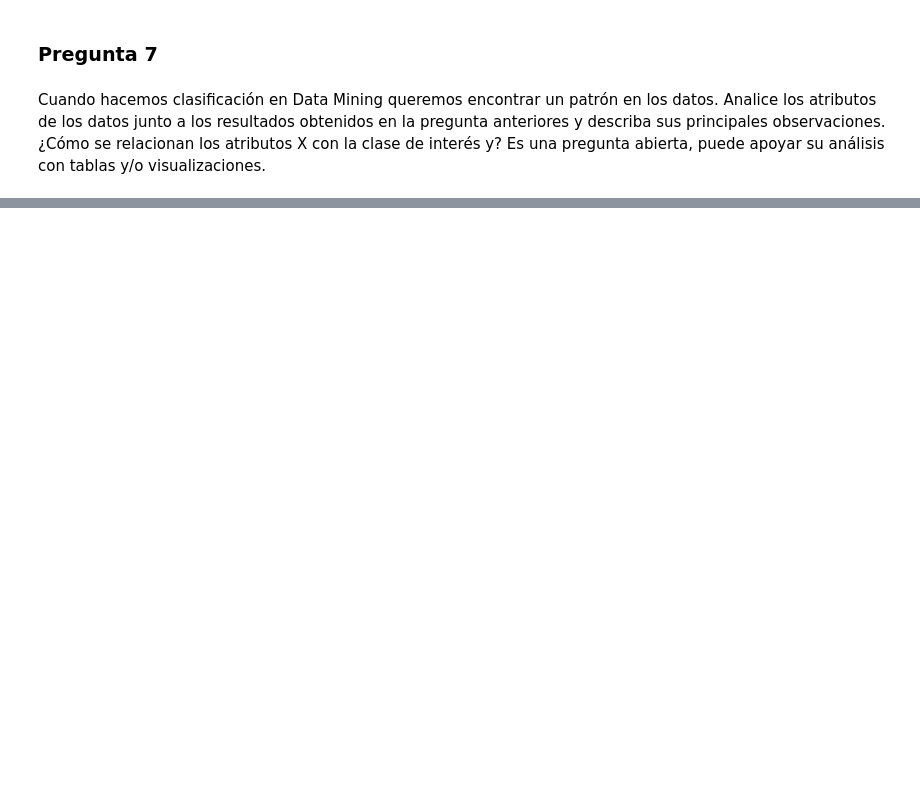
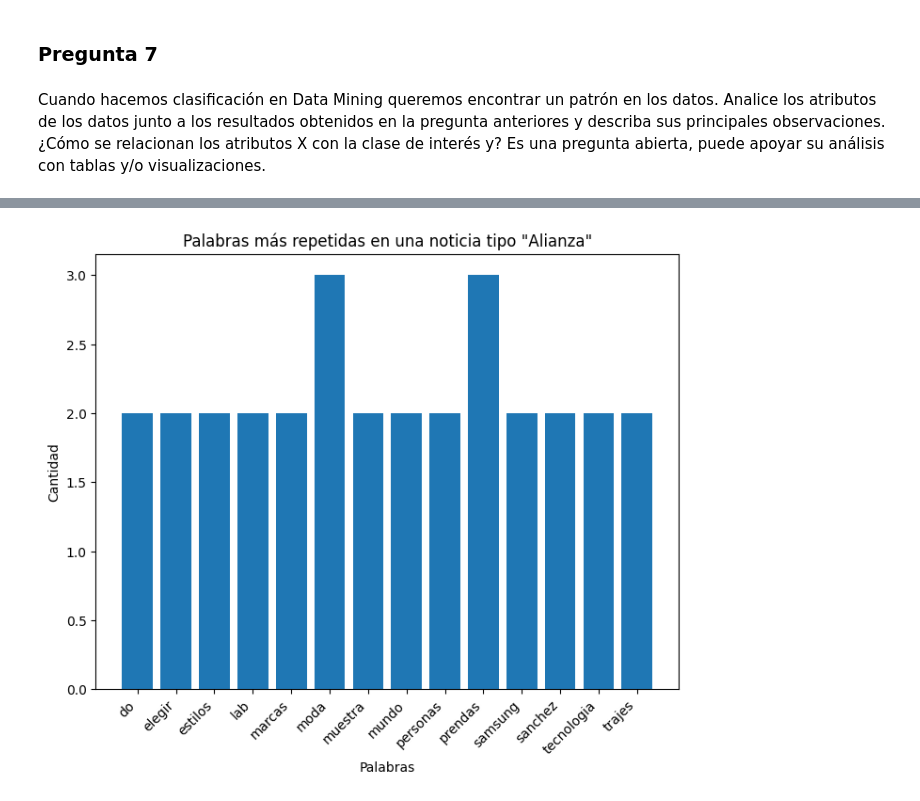
Before and after one commit to andyreus17/mineria, a Jupyter notebook: Laboratorio_3.ipynb, the cells around one changed output, grey strips where cells are left out. Drawn from its saved outputs; the diff is of its cells as text; code cells hidden in the pictures; blank space fills up the shorter version.

```diff
--- a/Laboratorio_3.ipynb
+++ b/Laboratorio_3.ipynb
@@ -343,0 +346,9 @@ Cuando hacemos clasificación en Data Mining queremos encontrar un patrón en lo
+# %%
+noticia = df_vectorizado.sort_values(by='Clasificación').head(1)
+print(noticia['Clasificación'])
+noticia = noticia[noticia != 0]
+noticia = noticia.dropna(axis=1, how='all')
+noticia2 = noticia.drop(columns=['Clasificación'], axis=1)
+noticia2 = noticia2[noticia2 > 1]
+noticia2 = noticia2.dropna(axis=1, how='all')
+noticia2
@@ -343,0 +360,4 @@ Cuando hacemos clasificación en Data Mining queremos encontrar un patrón en lo
+# %%
+melted_df = noticia2.melt(var_name='word', value_name='count')
+melted_df = melted_df[melted_df['count'] > 0]
+melted_df.reset_index(drop=True, inplace=True)
@@ -343,0 +381,17 @@ Cuando hacemos clasificación en Data Mining queremos encontrar un patrón en lo
+# %%
+# Graficamos
+
+import matplotlib.pyplot as plt
+
+palabras = melted_df['word']
+cantidad = melted_df['count']
+
+plt.figure(figsize=(8, 6))
+plt.bar(palabras, cantidad)
+plt.xticks(rotation=45, ha='right')
+plt.title('Palabras más repetidas en una noticia tipo "Alianza"')
+plt.xlabel('Palabras')
+plt.ylabel('Cantidad')
+plt.show()
+# %% [output]
+[figure, added]
```
Also changed, not shown: parts of 17 cells of this notebook, 2 other files.
